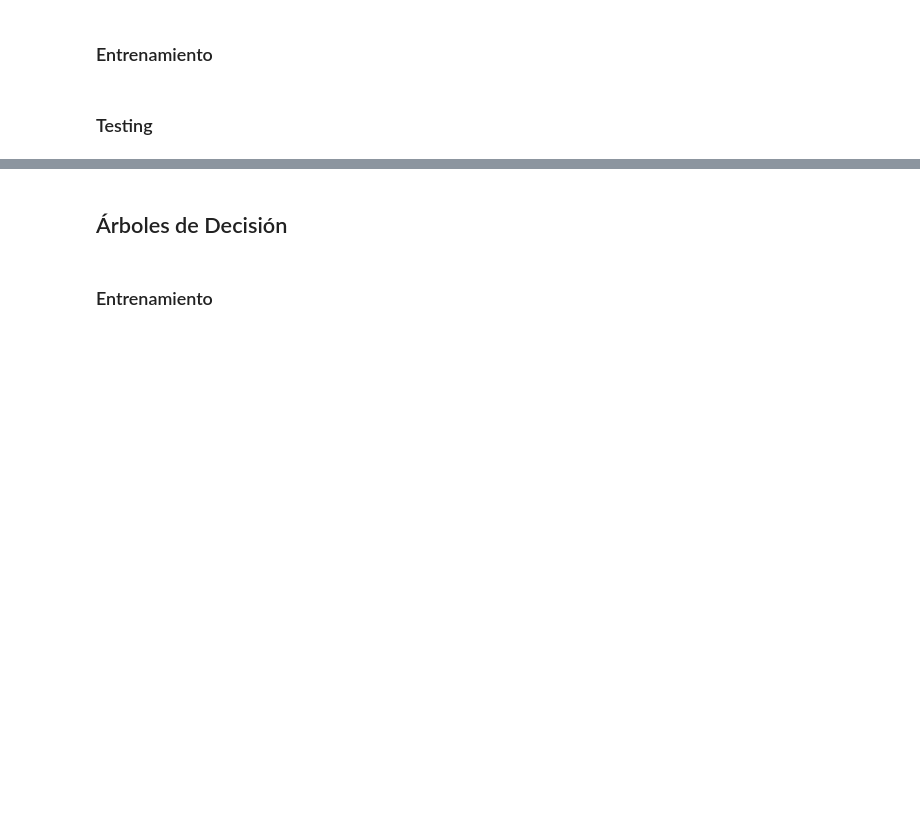
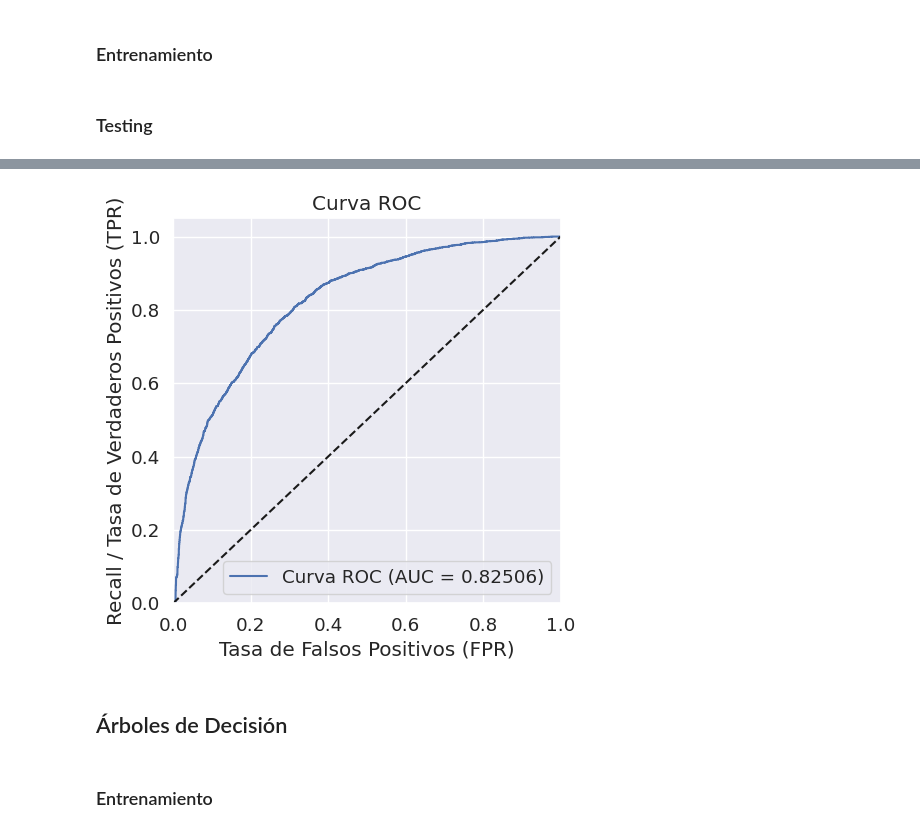
Before and after one commit to danib08/Reconocimiento-de-Patrones, a Jupyter notebook: Proyecto1.ipynb, the cells around one changed output, grey strips where cells are left out. Saved outputs shown, nothing was run; the diff lists cells and outputs as text; code cells hidden in the pictures; blank space fills up the shorter version.

```diff
--- a/Proyecto1.ipynb
+++ b/Proyecto1.ipynb
@@ -818,0 +920,18 @@ y_pred_knn = our_knn.predict(X_test_pca)
+# %%
+def objective(trial):
+    k = trial.suggest_int('k', 5, 50)
+
+    model = OurKNearest(X_train_np, y_train_np, n_neighbors=k, weights='distance', n_classes=2, distance='minkowski', p=0.8)
+
+    y_pred = our_knn.predict(X_test_np, return_prob=False)
+
+    # métrica a optimizar
+    F1 = f1_score(y_test_np, y_pred)
+
+    return F1
+
+study = optuna.create_study(direction='maximize')
+study.optimize(objective, n_trials=10)
+
+best_params = study.best_params
+best_recall_score = study.best_value
@@ -818,0 +955,5 @@ y_pred_knn = our_knn.predict(X_test_pca)
+# %%
+our_knn = OurKNearest(X_train_np, y_train_np, n_neighbors=best_params['k'], weights='distance', n_classes=2, distance='minkowski', p=0.8)
+
+y_pred_knn_train = our_knn.predict(X_train_np, return_prob=False)
+y_pred_knn, y_prob_knn = our_knn.predict(X_test_np)
@@ -819,3 +992,20 @@ y_pred_knn = our_knn.predict(X_test_pca)
+# %%
+fpr, tpr, thresholds = roc_curve(y_test_np, y_prob_knn[:, 1])
+roc_auc_curve = auc(fpr, tpr)
+
+# gráfica ROC
+plt.figure(figsize=(5, 5))
+plt.plot(fpr, tpr, label=f'Curva ROC (AUC = {roc_auc_curve:.5f})')
+plt.plot([0, 1], [0, 1], 'k--')
+plt.xlim([0.0, 1.0])
+plt.ylim([0.0, 1.05])
+plt.xlabel('Tasa de Falsos Positivos (FPR)')
+plt.ylabel('Recall / Tasa de Verdaderos Positivos (TPR)')
+plt.title('Curva ROC')
+plt.legend(loc="lower right")
+plt.show()
+# %% [output]
+[figure, added]
 # %% [markdown]
 ## Árboles de Decisión
 # %% [markdown]
```
Also changed, not shown: parts of 21 cells of this notebook.
